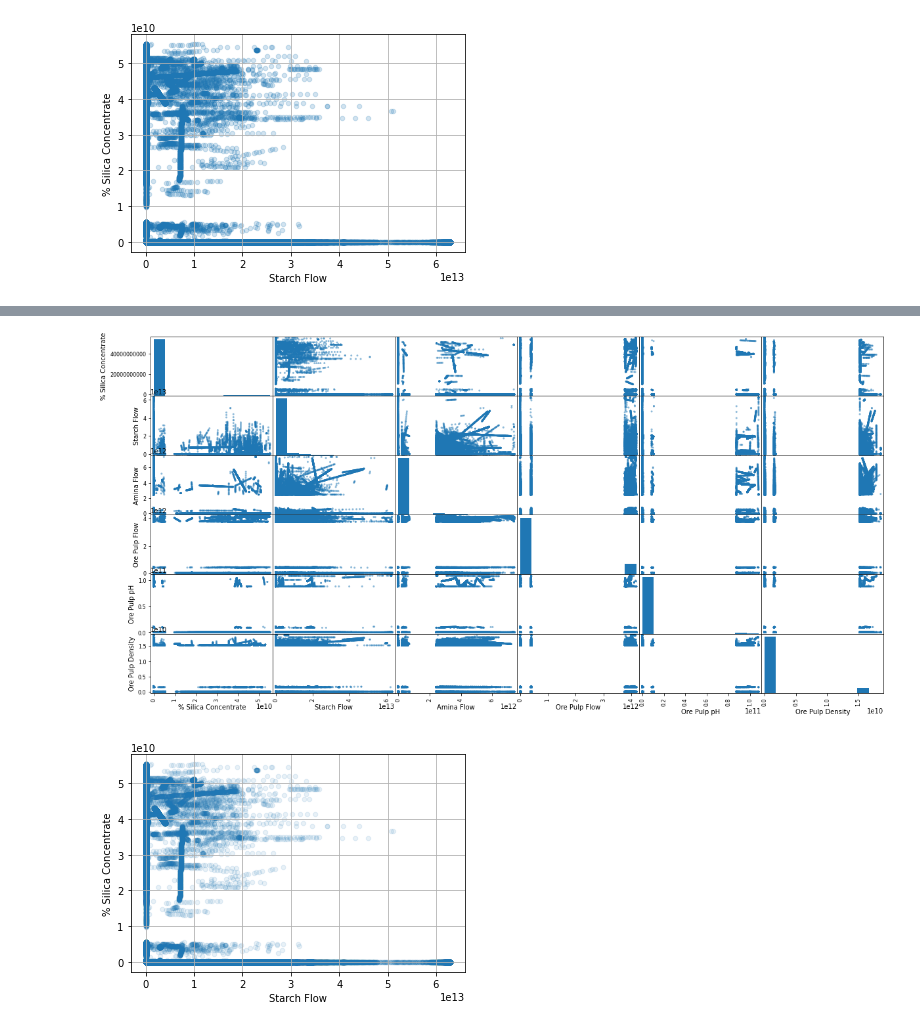
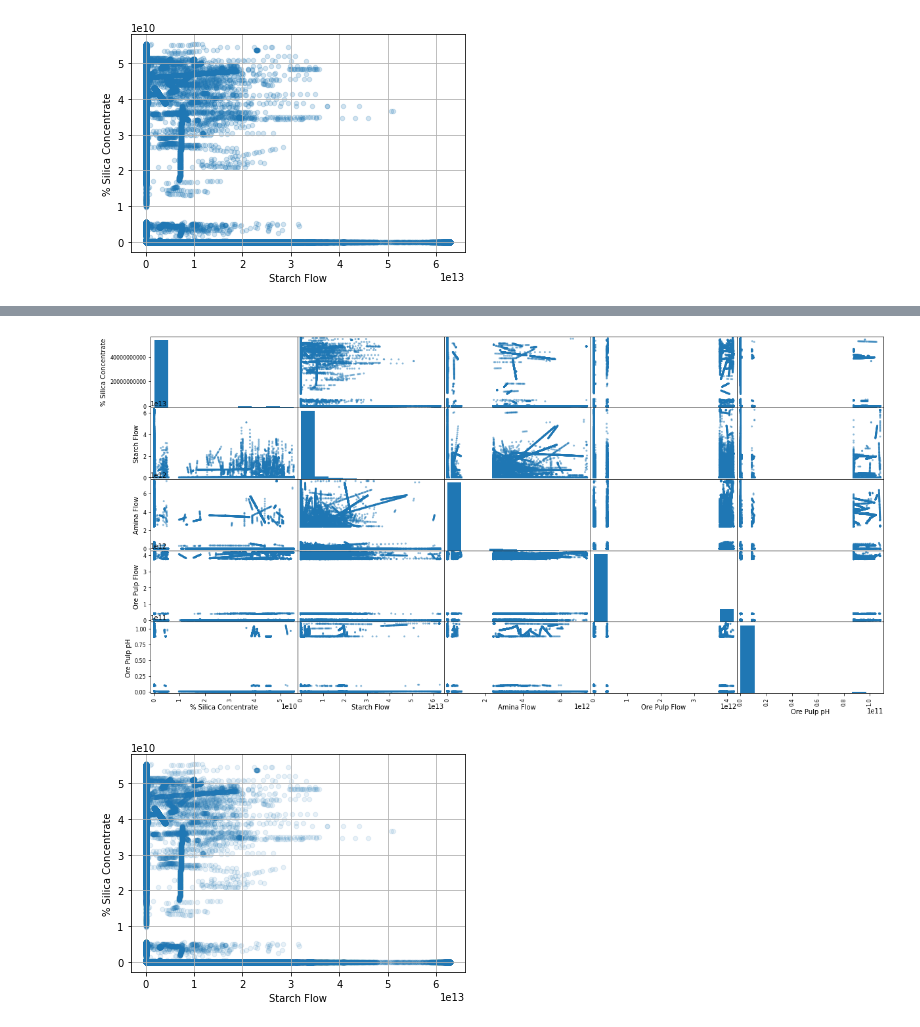
Before and after one commit to sjin0911/Hands-on-Machine-Learning, a Jupyter notebook: MLproject.ipynb, the cells around one changed output, grey strips where cells are left out. Saved outputs shown, nothing was run; the diff lists cells and outputs as text; code cells hidden in the pictures.

```diff
--- a/MLproject.ipynb
+++ b/MLproject.ipynb
@@ -313,13 +318,13 @@ Name: % Silica Concentrate, dtype: float64
 # %%
 #산점도를 통해 상관관계 파악하기
 from pandas.plotting import scatter_matrix
 
 attributes=["% Silica Concentrate","Starch Flow","Amina Flow",
-           "Ore Pulp Flow","Ore Pulp pH","Ore Pulp Density"]
+           "Ore Pulp Flow","Ore Pulp pH"]
 scatter_matrix(data[attributes],figsize=(20,10))
 plt.show()
 # %% [output]
-[figure, old version]
+[figure, new version]
 # %%
 data.plot(kind="scatter",x="Starch Flow",y="% Silica Concentrate",
          alpha=0.1, grid=True)
```
Also changed, not shown: parts of 8 cells of this notebook.
